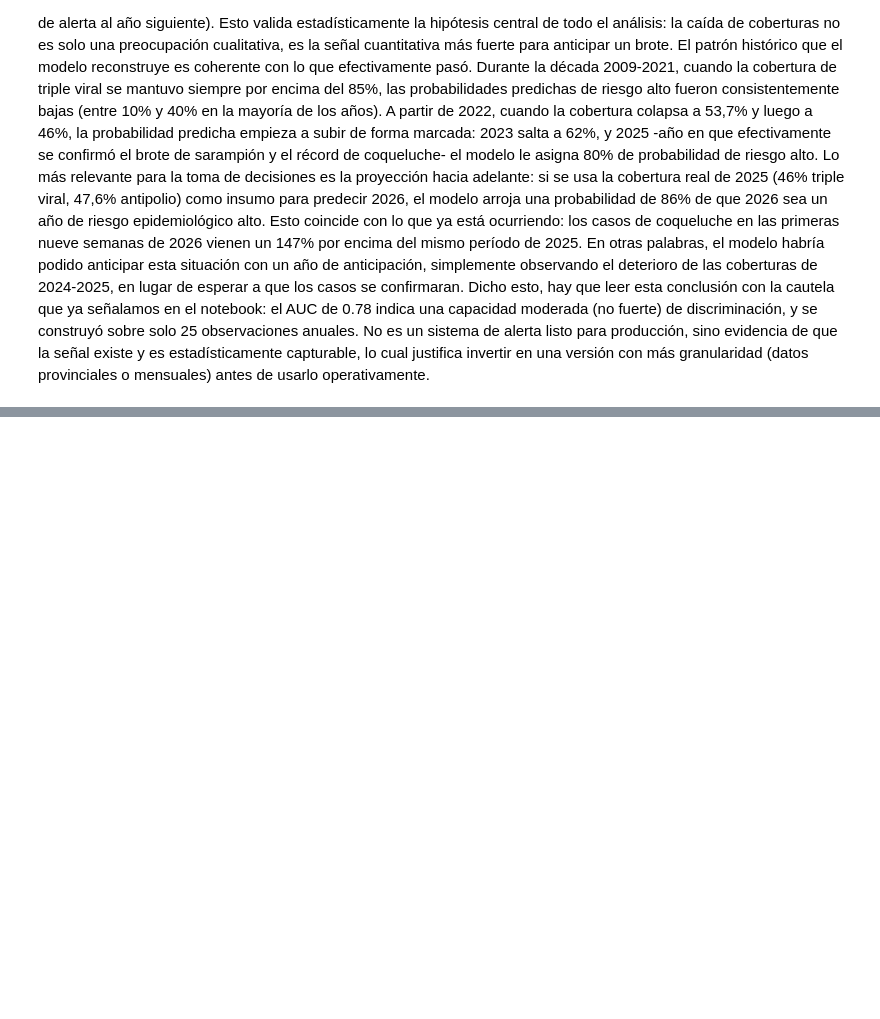
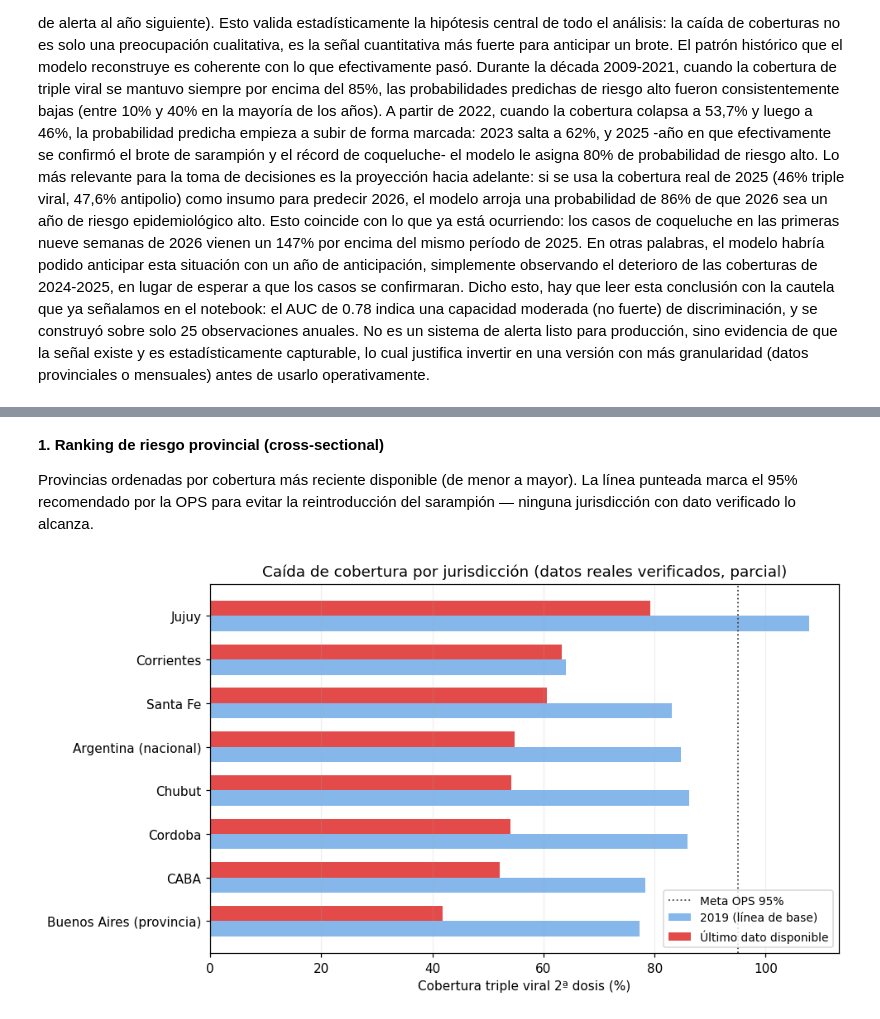
Before and after one commit to estemartinez87-cell/ENTREGA-FINAL-DATA-SCIENCE-II, a Jupyter notebook: proyecto_final_ml.ipynb, the cells around one changed output, grey strips where cells are left out. Drawn from its saved outputs; the diff is of its cells as text; code cells hidden in the pictures; blank space fills up the shorter version.

```diff
--- a/proyecto_final_ml.ipynb
+++ b/proyecto_final_ml.ipynb
@@ -595,0 +614,7 @@ Dicho esto, hay que leer esta conclusión con la cautela que ya señalamos en el
+# %%
+import pandas as pd
+import matplotlib.pyplot as plt
+
+df_prov = pd.read_csv("https://raw.githubusercontent.com/estemartinez87-cell/ENTREGA-FINAL-DATA-SCIENCE-II/main/cobertura_provincial_2019_2023.csv")
+df_prov = df_prov.sort_values("cobertura_ultimo_pct")
+df_prov
@@ -595,0 +631,31 @@ Dicho esto, hay que leer esta conclusión con la cautela que ya señalamos en el
+# %% [markdown]
+**1. Ranking de riesgo provincial (cross-sectional)**
+
+Provincias ordenadas por cobertura más reciente disponible (de menor a mayor). La línea punteada marca el 95% recomendado por la OPS para evitar la reintroducción del sarampión — ninguna jurisdicción con dato verificado lo alcanza.
+# %%
+import os
+import matplotlib.pyplot as plt
+
+fig, ax = plt.subplots(figsize=(9, 5))
+y_pos = range(len(df_prov))
+
+ax.barh(y_pos, df_prov["cobertura_base_pct"], height=0.35,
+        align="edge", color="#85B7EB", label=f"{df_prov['anio_base'].iloc[0]} (línea de base)")
+ax.barh([y + 0.35 for y in y_pos], df_prov["cobertura_ultimo_pct"], height=0.35,
+        align="edge", color="#E24B4A", label="Último dato disponible")
+
+ax.axvline(95, color="#444", lw=1.2, ls=":", label="Meta OPS 95%")
+ax.set_yticks([y + 0.35 for y in y_pos])
+ax.set_yticklabels(df_prov["jurisdiccion"])
+ax.set_xlabel("Cobertura triple viral 2ª dosis (%)")
+ax.set_title("Caída de cobertura por jurisdicción (datos reales verificados, parcial)")
+ax.legend(fontsize=9)
+ax.grid(True, alpha=0.2, axis="x")
+plt.tight_layout()
+
+# Create the directory if it doesn't exist
+os.makedirs('../img/', exist_ok=True)
+plt.savefig("../img/ranking_provincial.png", dpi=130, bbox_inches="tight")
+plt.show()
+# %% [output]
+[figure, added]
```
Also changed, not shown: parts of 9 cells of this notebook.
